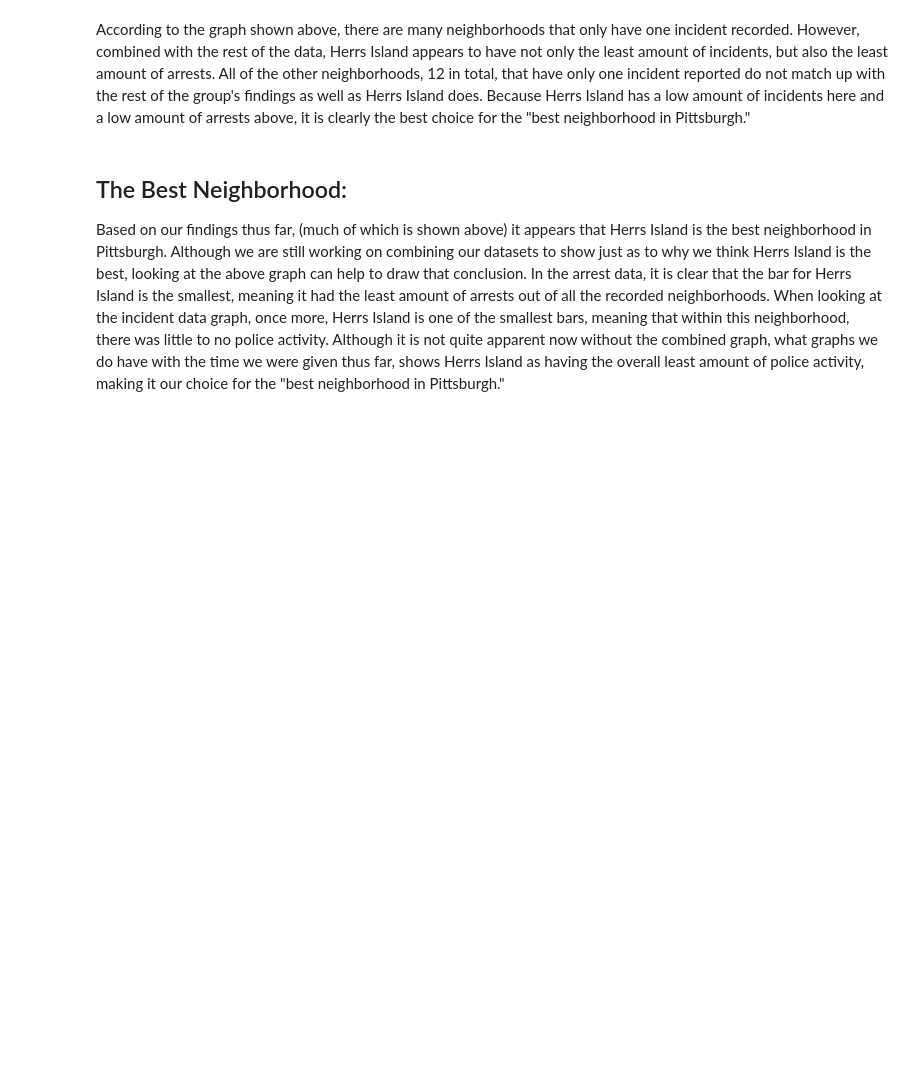
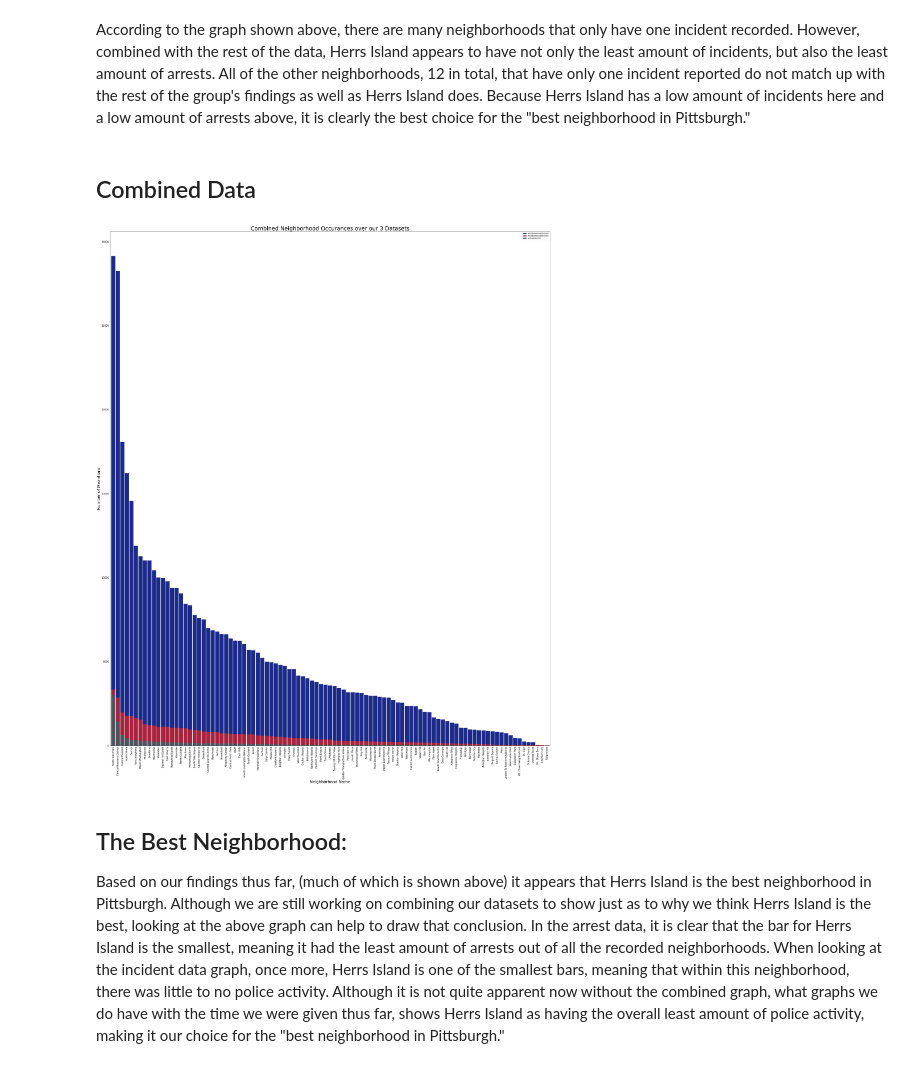
Before and after one commit to cdornn/Big-Ideas-Final-Project, a Jupyter notebook: group_notebook.ipynb, the cells around one changed output. Cells and saved outputs as stored; diff of their text form; code cells hidden in the pictures; blank space fills up the shorter version.

Commit message:
Camryn's Notebook edited and Stacked Graph added

```diff
--- a/group_notebook.ipynb
+++ b/group_notebook.ipynb
@@ -91,6 +91,38 @@ plt.show()
 [figure]
 # %% [markdown]
 According to the graph shown above, there are many neighborhoods that only have one incident recorded. However, combined with the rest of the data, Herrs Island appears to have not only the least amount of incidents, but also the least amount of arrests. All of the other neighborhoods, 12 in total, that have only one incident reported do not match up with the rest of the group's findings as well as Herrs Island does. Because Herrs Island has a low amount of incidents here and a low amount of arrests above, it is clearly the best choice for the "best neighborhood in Pittsburgh."
+# %% [markdown]
+## Combined Data
+# %%
+import pandas as pd
+import matplotlib.pyplot as plt
+
+#load in and read .csv files
+incidents = pd.read_csv("https://data.wprdc.org/dataset/5e6711a3-90e5-457d-8c73-445fb5f363e2/resource/391942e2-25ef-43e4-8263-f8519fa8aada/download/archive-police-blotter.csv", low_memory=False)
+arrests = pd.read_csv("https://data.wprdc.org/datastore/dump/e03a89dd-134a-4ee8-a2bd-62c40aeebc6f")
+citations = pd.read_csv("https://data.wprdc.org/datastore/dump/6b11e87d-1216-463d-bbd3-37460e539d86")
+
+plt.figure(figsize=(50, 60))
+
+#labels
+plt.title("Combined Neighborhood Occurances over our 3 Datasets", fontsize = 35)
+
+plt.xticks(fontsize = 15, rotation = "vertical")
+plt.yticks(fontsize = 15)
+
+plt.xlabel("Neighborhood Name", fontsize = 25)
+plt.ylabel("Number of Meantions", fontsize = 25)
+
+# Bars
+incidents["INCIDENTNEIGHBORHOOD"].value_counts().plot(kind='bar', stacked=True, color="#1c2a8a", width=0.9)
+arrests["INCIDENTNEIGHBORHOOD"].value_counts().plot(kind='bar', stacked=True, color="#a8233e", width=0.9)
+citations["NEIGHBORHOOD"].value_counts().plot(kind='bar', stacked=True, color="#51535e", width=0.9)
+
+plt.legend()
+
+plt.show()
+# %% [output]
+[figure, added]
 # %% [markdown]
 ## The Best Neighborhood:
 
```
Also changed, not shown: 6 other files.
